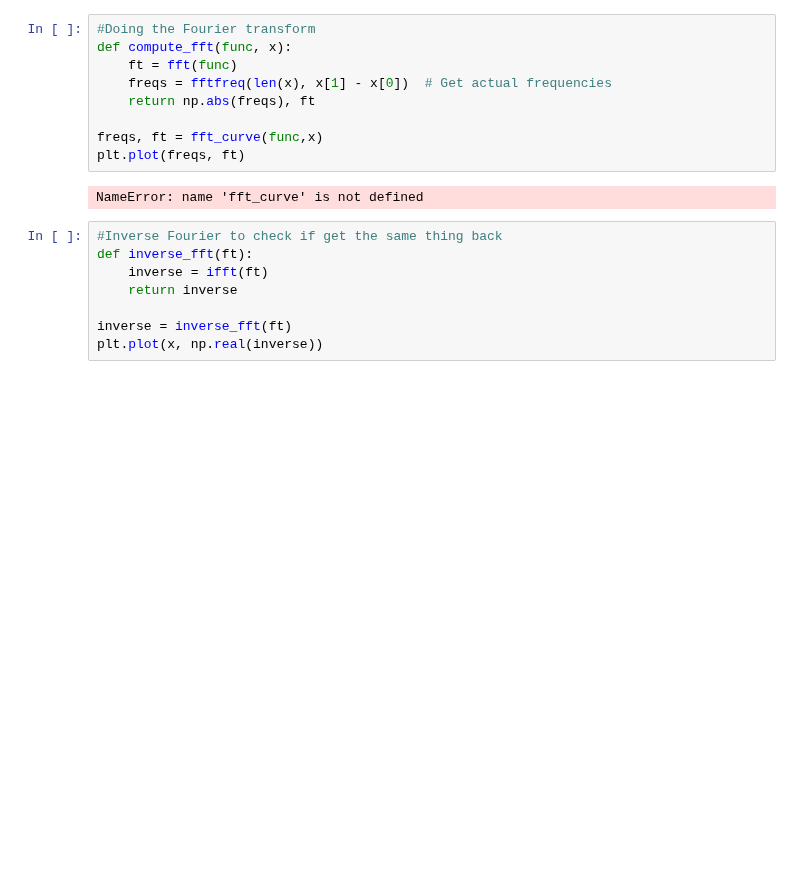
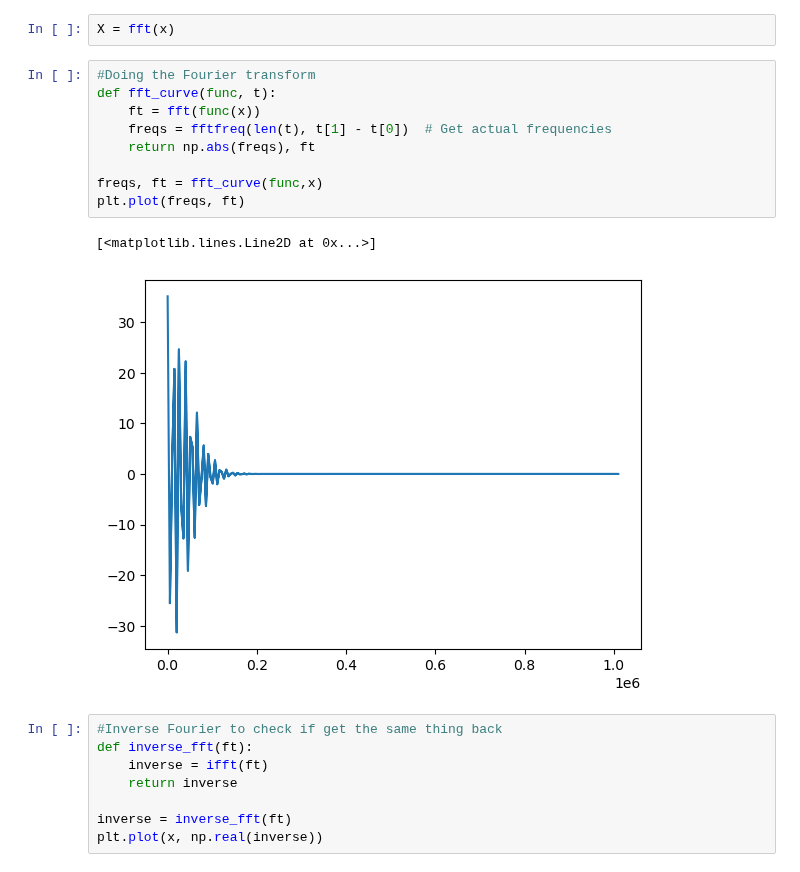
Before and after one commit to kparrine/Computational_Astro, a Jupyter notebook: C5/C5.ipynb, the cells around one changed output. Cells and saved outputs as stored; diff of their text form; blank space fills up the shorter version.

```diff
--- a/C5/C5.ipynb
+++ b/C5/C5.ipynb
@@ -142,14 +76,17 @@ def kvals(N,L=1):
+# %%
+X = fft(x)
 # %%
 #Doing the Fourier transform
-def compute_fft(func, x):
-    ft = fft(func)
-    freqs = fftfreq(len(x), x[1] - x[0])  # Get actual frequencies
+def fft_curve(func, t):
+    ft = fft(func(x))
+    freqs = fftfreq(len(t), t[1] - t[0])  # Get actual frequencies
     return np.abs(freqs), ft
 
 freqs, ft = fft_curve(func,x)
 plt.plot(freqs, ft)
 # %% [output]
-NameError: name 'fft_curve' is not defined
+[<matplotlib.lines.Line2D at 0x...>]
+[figure, added]
 # %%
 #Inverse Fourier to check if get the same thing back
 def inverse_fft(ft):
```
Also changed, not shown: parts of 13 cells of this notebook.
